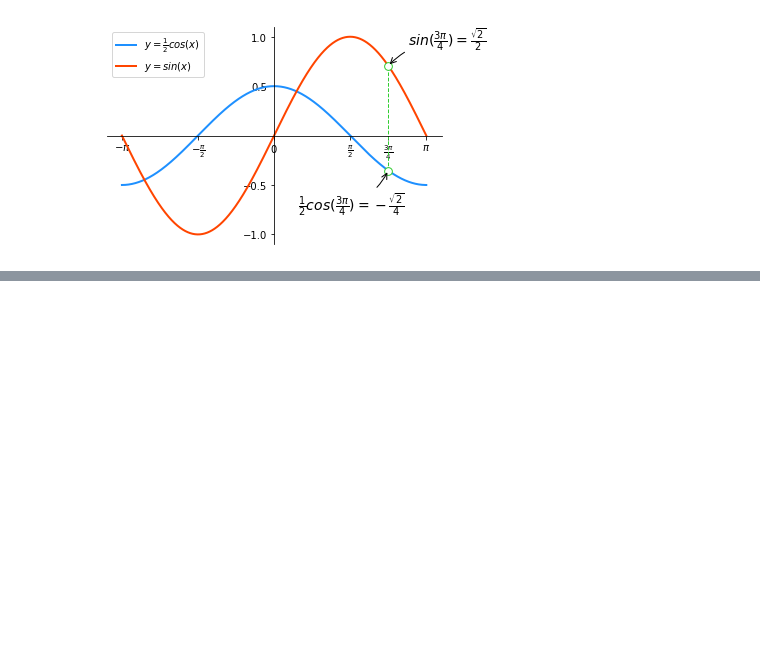
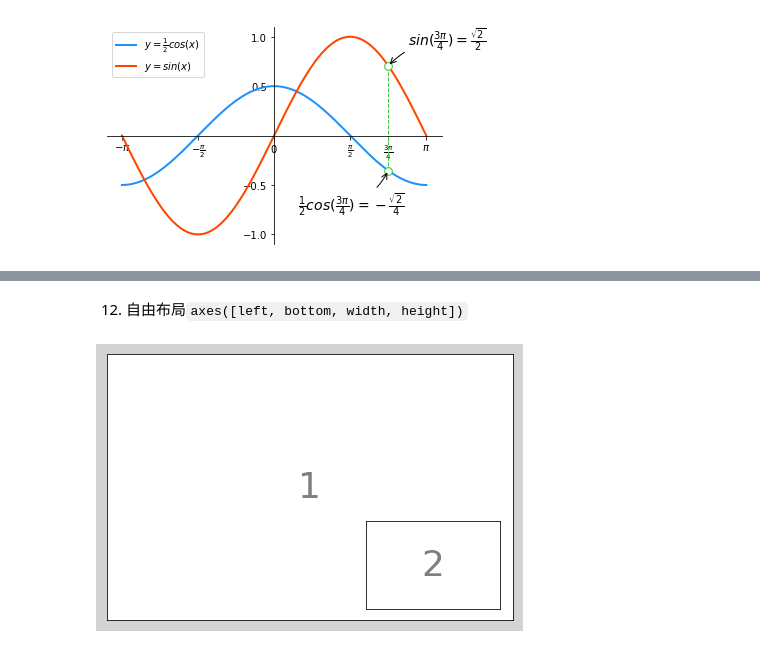
Before and after one commit to goonwithyou/mypython, a Jupyter notebook: matplotlib/index.ipynb, the cells around one changed output, grey strips where cells are left out. Saved outputs shown, nothing was run; the diff lists cells and outputs as text; code cells hidden in the pictures; blank space fills up the shorter version.

```diff
--- a/matplotlib/index.ipynb
+++ b/matplotlib/index.ipynb
@@ -93,0 +184,19 @@ mp.show()
+# %% [markdown]
+12. 自由布局`axes([left, bottom, width, height])`
+# %%
+mp.figure('Axes', facecolor='lightgray')
+# 百分比
+mp.axes([0.03, 0.038, 0.94, 0.924])
+mp.xticks(())
+mp.yticks(())
+mp.text(0.5, .5, '1', ha='center', va='center', size=36, alpha=0.5)
+
+mp.axes([0.63, 0.076, 0.31, 0.308])
+mp.xticks(())
+mp.yticks(())
+mp.text(0.5, .5, '2', ha='center', va='center', size=36, alpha=0.5)
+
+mp.tight_layout()
+mp.show()
+# %% [output]
+[figure, added]
```
Also changed, not shown: parts of 30 cells of this notebook.
